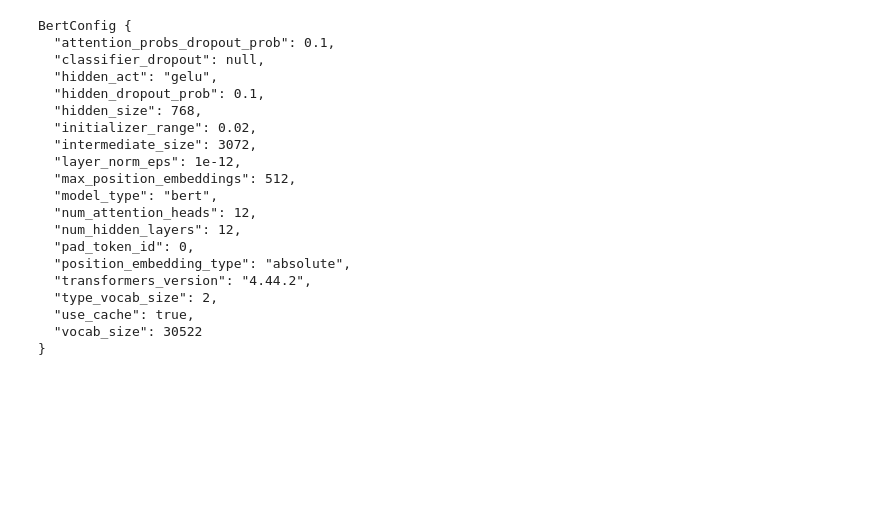
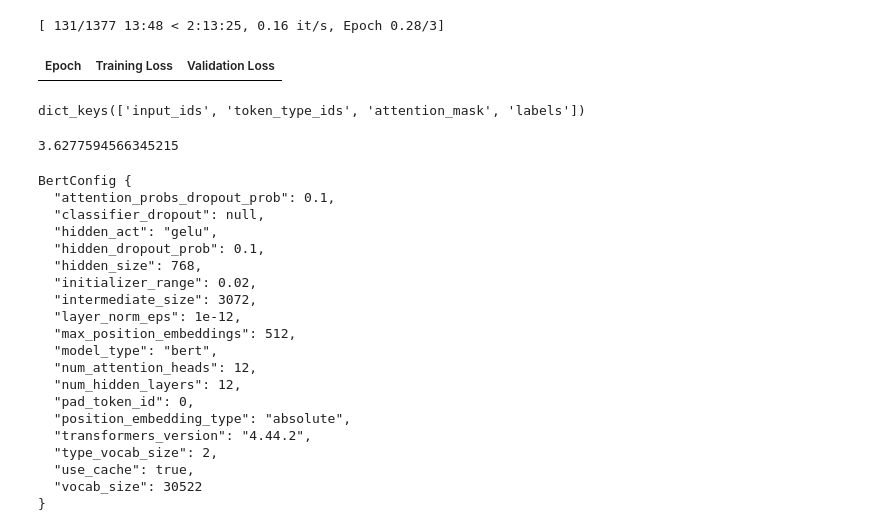
Before and after one commit to aashwinmishra/SLACLLM, a Jupyter notebook: notebooks/04_HF.ipynb, the cells around one changed output. Drawn from its saved outputs; the diff is of its cells as text; code cells hidden in the pictures; blank space fills up the shorter version.

```diff
--- a/notebooks/04_HF.ipynb
+++ b/notebooks/04_HF.ipynb
@@ -6,0 +89,23 @@ import torch
+# %%
+data_collator = DataCollatorWithPadding(tokenizer=tokenizer)
+# %%
+training_args = TrainingArguments("test-trainer", eval_strategy='epoch')
+# %%
+def compute_metrics(eval_preds):
+  metric = evaluate.load("glue", "mrpc")
+  logits, labels = eval_preds
+  predictions = np.argmax(logits, axis=-1)
+  return metric.compute(predictions=predictions, references=labels)
+# %%
+trainer = Trainer(model,
+                  training_args,
+                  train_dataset = tokenized_datasets["train"],
+                  eval_dataset=tokenized_datasets["validation"],
+                  data_collator=data_collator,
+                  tokenizer=tokenizer,
+                  compute_metrics=compute_metrics)
+# %%
+trainer.train()
+# %% [output]
+[ 131/1377 13:48 < 2:13:25, 0.16 it/s, Epoch 0.28/3]
+| Epoch | Training Loss | Validation Loss |
@@ -7,3 +127,16 @@ import torch
+# %%
+batch["labels"] = torch.tensor([0, 0, 0, 1])
+print(batch.keys())
+# %% [output]
+dict_keys(['input_ids', 'token_type_ids', 'attention_mask', 'labels'])
+# %%
+opt = torch.optim.AdamW(model.parameters())
+loss = model(**batch).loss
+loss.backward()
+print(loss.detach().cpu().item())
+opt.step()
+# %% [output]
+3.6277594566345215
 # %%
 config = BertConfig()
 model = BertModel(config)
```
Also changed, not shown: parts of 13 cells of this notebook.
